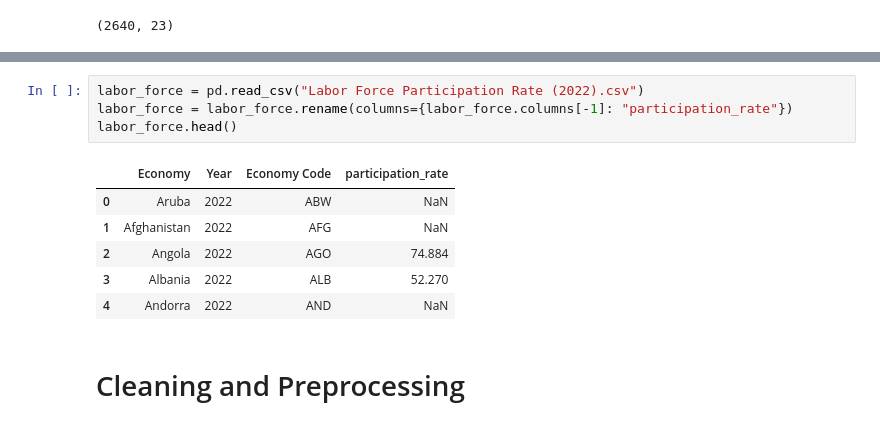
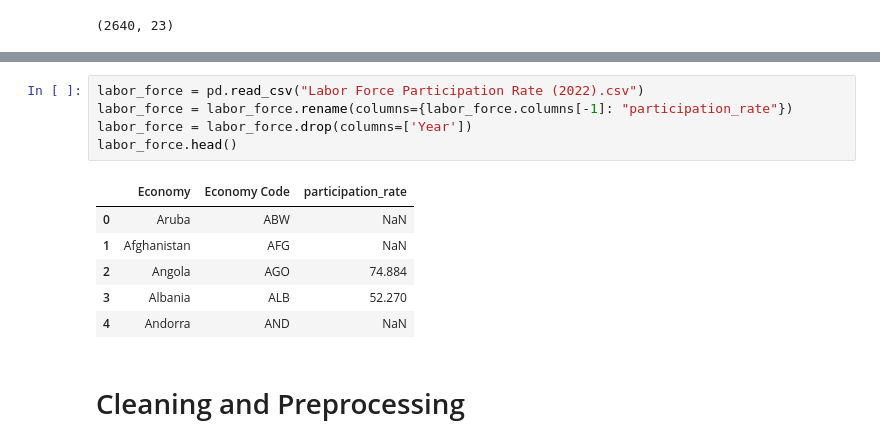
Before and after one commit to ErinZhan2500/SI618FinalProject, a Jupyter notebook: FinalProject.ipynb, the cells around one changed output, grey strips where cells are left out. Cells and saved outputs as stored; diff of their text form.

```diff
--- a/FinalProject.ipynb
+++ b/FinalProject.ipynb
@@ -107,14 +98,15 @@ income_inequality.describe()
 # %%
 labor_force = pd.read_csv("Labor Force Participation Rate (2022).csv")
 labor_force = labor_force.rename(columns={labor_force.columns[-1]: "participation_rate"})
+labor_force = labor_force.drop(columns=['Year'])
 labor_force.head()
 # %% [output]
-|  | Economy | Year | Economy Code | participation_rate |
-| 0 | Aruba | 2022 | ABW | NaN |
-| 1 | Afghanistan | 2022 | AFG | NaN |
-| 2 | Angola | 2022 | AGO | 74.884 |
-| 3 | Albania | 2022 | ALB | 52.270 |
-| 4 | Andorra | 2022 | AND | NaN |
+|  | Economy | Economy Code | participation_rate |
+| 0 | Aruba | ABW | NaN |
+| 1 | Afghanistan | AFG | NaN |
+| 2 | Angola | AGO | 74.884 |
+| 3 | Albania | ALB | 52.270 |
+| 4 | Andorra | AND | NaN |
 # %% [markdown]
 # Cleaning and Preprocessing
 # %%
```
Also changed, not shown: parts of 20 cells of this notebook, 1 other file.
